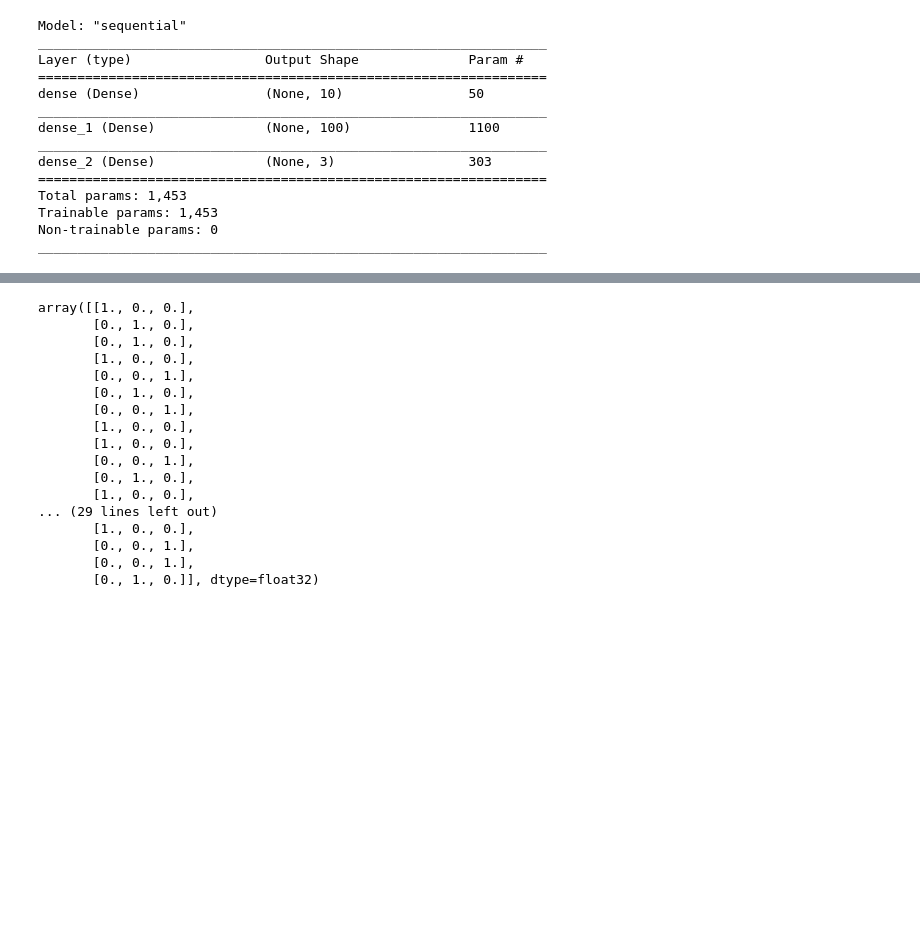
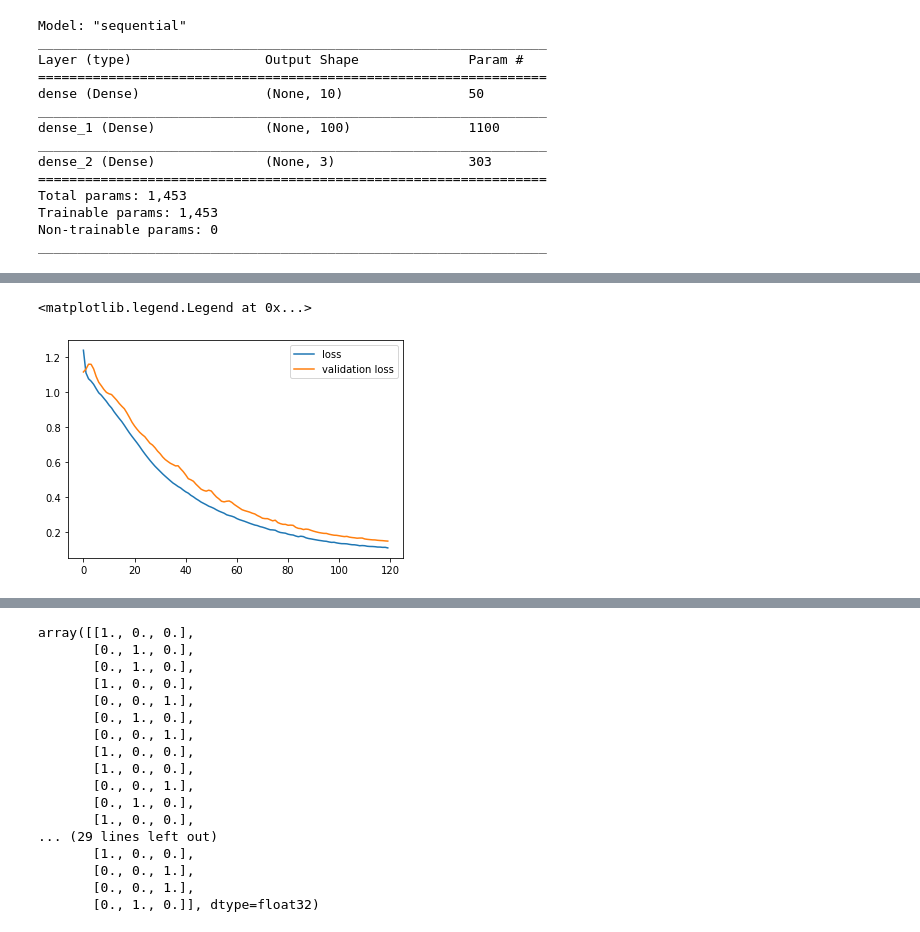
Before and after one commit to Willy030125/iris_tensorflow_experiment, a Jupyter notebook: iris_tensorflow_experiment.ipynb, the cells around one changed output, grey strips where cells are left out. Drawn from its saved outputs; the diff is of its cells as text; code cells hidden in the pictures; blank space fills up the shorter version.

```diff
--- a/iris_tensorflow_experiment.ipynb
+++ b/iris_tensorflow_experiment.ipynb
@@ -90,3 +97,10 @@ _________________________________________________________________
+# %%
+plt.plot(history.history['loss'])
+plt.plot(history.history['val_loss'])
+plt.legend(['loss','validation loss'])
+# %% [output]
+<matplotlib.legend.Legend at 0x...>
+[figure, added]
 # %%
 loss, accuracy = model.evaluate(X_test, y_test, verbose=0)
 print('Test loss:', loss)
```
Also changed, not shown: parts of 4 cells of this notebook.
